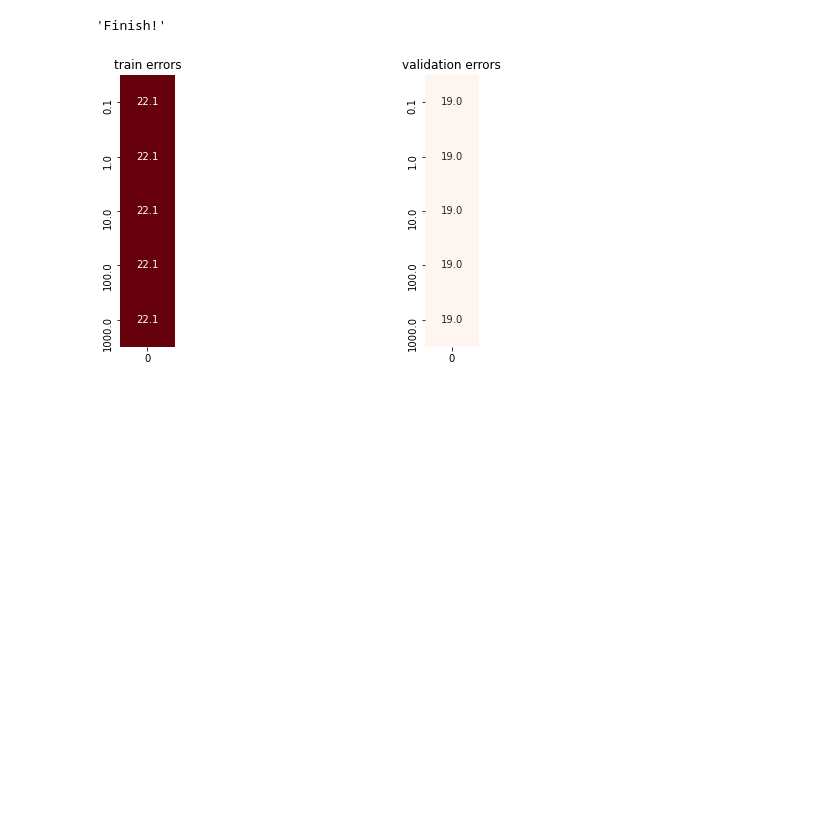
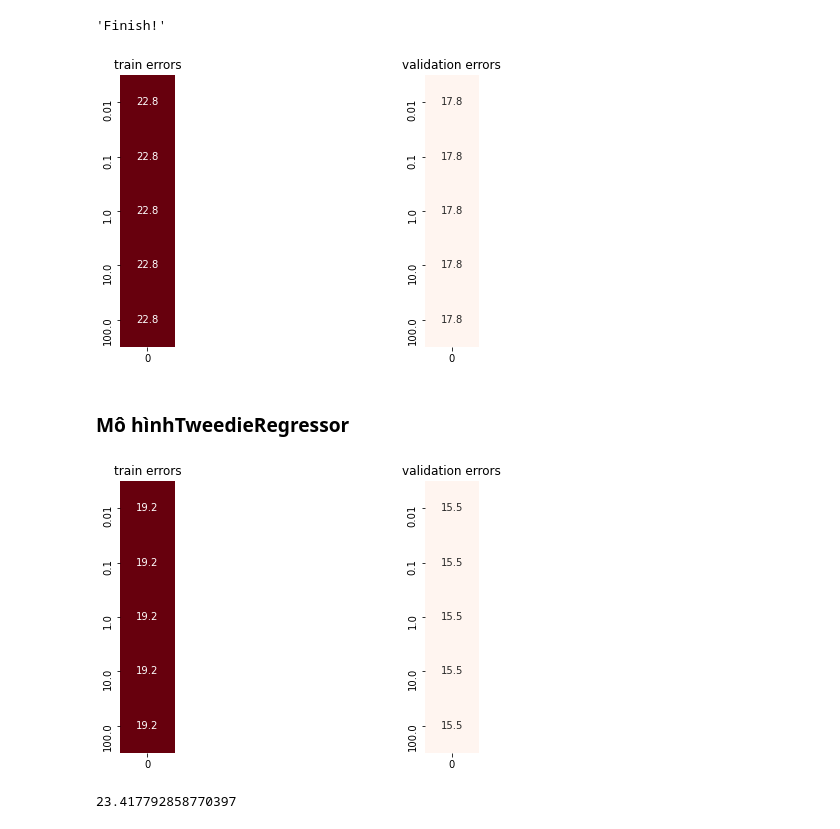
Before and after one commit to trucnguyen13/Simple_ML_project, a Jupyter notebook: MLP_TRUC.ipynb, the cells around one changed output. Saved outputs shown, nothing was run; the diff lists cells and outputs as text; code cells hidden in the pictures; blank space fills up the shorter version.

```diff
--- a/MLP_TRUC.ipynb
+++ b/MLP_TRUC.ipynb
@@ -312,14 +312,14 @@ baseline_preds = train_y_sr.mean()
 # %% [markdown]
 ### Mô hình SGDRegressor
 # %%
-neural_net_model =  SGDRegressor(penalty='l1', random_state=0)
+neural_net_model =  SGDRegressor(penalty='l1', random_state=0,shuffle = False, early_stopping=True)
 full_pipeline = make_pipeline(col_adderdropper, col_transform, StandardScaler(), neural_net_model)
 
 # Thử nghiệm với các giá trị khác nhau của các siêu tham số
 # và chọn ra các giá trị tốt nhất
 train_errs = []
 val_errs = []
-alphas = [0.1, 1, 10, 100, 1000]
+alphas = [0.01, 0.1, 1, 10, 100]
 best_val_err = float('inf'); best_alpha = None;
 for alpha in alphas:
     full_pipeline.set_params(coladderdropper__num_top_cpus = 6,coladderdropper__num_top_chipCPU = 3, sgdregressor__alpha=alpha)
@@ -352,4 +352,50 @@ sns.heatmap(val_errs_df, vmin=min_err, vmax=max_err, square=True, annot=True,
             cbar=False, fmt='.1f', cmap='Reds')
 plt.title('validation errors');
 # %% [output]
-[figure, old version]
+[figure, new version]
+# %% [markdown]
+### Mô hìnhTweedieRegressor
+# %%
+neural_net_model =  linear_model.TweedieRegressor(link = 'log')
+full_pipeline = make_pipeline(col_adderdropper, col_transform, StandardScaler(), neural_net_model)
+
+# Thử nghiệm với các giá trị khác nhau của các siêu tham số
+# và chọn ra các giá trị tốt nhất
+train_errs = []
+val_errs = []
+alphas = [0.01, 0.1, 1, 10, 100]
+best_val_err = float('inf'); best_alpha = None;
+for alpha in alphas:
+    full_pipeline.set_params(coladderdropper__num_top_cpus = 6,coladderdropper__num_top_chipCPU = 3, tweedieregressor__alpha=alpha)
+    full_pipeline.fit(train_X_df, train_y_sr)
+
+    train_errs.append(100 - compute_rr(train_y_sr, full_pipeline.predict(train_X_df), baseline_preds) * 100)
+    val_errs.append(100 - compute_rr(val_y_sr, full_pipeline.predict(val_X_df), baseline_preds) * 100)
+
+    if val_errs[-1] < best_val_err:
+        best_val_err = val_errs[-1]
+        best_alpha = alpha
+'Finish!'
+#Trực quan hoá dữ liệu
+train_errs_df = pd.DataFrame(data=np.array(train_errs).reshape(len(alphas), -1),
+                             index=alphas)
+val_errs_df = pd.DataFrame(data=np.array(val_errs).reshape(len(alphas), -1),
+                           index=alphas)
+min_err = min(min(train_errs), min(val_errs))
+max_err = max(max(train_errs), max(val_errs))
+plt.figure(figsize=(10, 5))
+plt.subplot(1, 2, 1)
+sns.heatmap(train_errs_df, vmin=min_err, vmax=max_err, square=True, annot=True,
+            cbar=False, fmt='.1f', cmap='Reds')
+plt.title('train errors');
+plt.subplot(1, 2, 2)
+sns.heatmap(val_errs_df, vmin=min_err, vmax=max_err, square=True, annot=True,
+            cbar=False, fmt='.1f', cmap='Reds')
+plt.title('validation errors');
+# %% [output]
+[figure, added]
+# %%
+
+100 - compute_rr(test_y_sr, full_pipeline.predict(test_X_df), baseline_preds) * 100
+# %% [output]
+23.417792858770397
```
